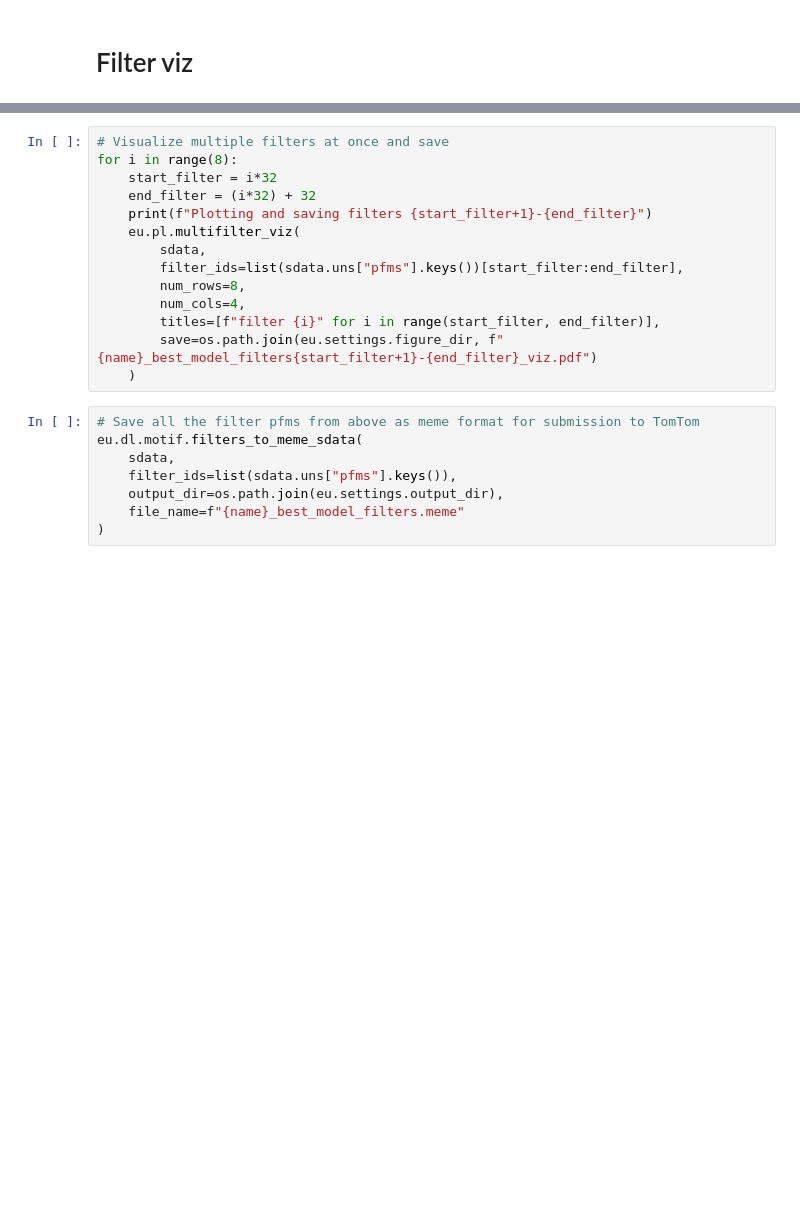
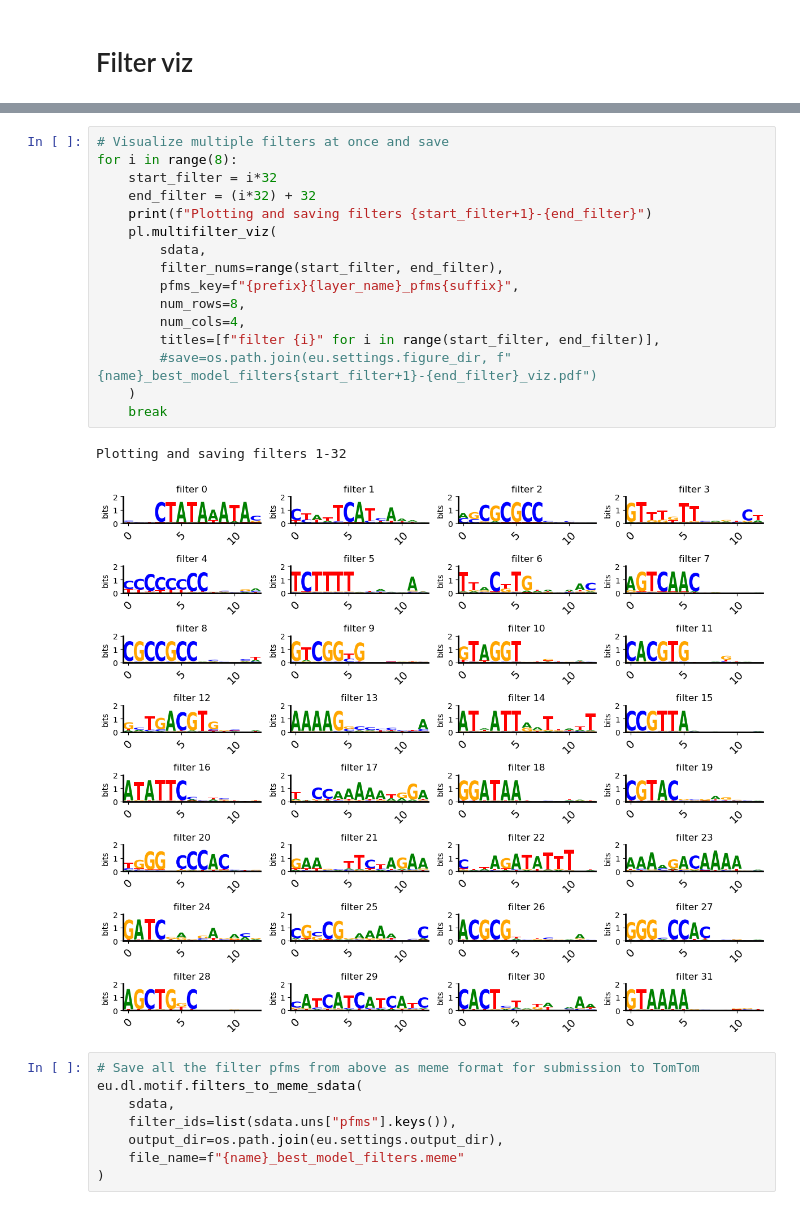
Before and after one commit to ML4GLand/EUGENe_paper, a Jupyter notebook: notebooks/jores21/jores21_interpretation.ipynb, the cells around one changed output, grey strips where cells are left out. Cells and saved outputs as stored; diff of their text form; blank space fills up the shorter version.

```diff
--- a/notebooks/jores21/jores21_interpretation.ipynb
+++ b/notebooks/jores21/jores21_interpretation.ipynb
@@ -100,17 +328,22 @@ eu.pl.filter_viz(
 # %%
 # Visualize multiple filters at once and save
 for i in range(8):
     start_filter = i*32
     end_filter = (i*32) + 32
     print(f"Plotting and saving filters {start_filter+1}-{end_filter}")
-    eu.pl.multifilter_viz(
+    pl.multifilter_viz(
         sdata,
-        filter_ids=list(sdata.uns["pfms"].keys())[start_filter:end_filter],
+        filter_nums=range(start_filter, end_filter),
+        pfms_key=f"{prefix}{layer_name}_pfms{suffix}",
         num_rows=8,
         num_cols=4,
         titles=[f"filter {i}" for i in range(start_filter, end_filter)],
-        save=os.path.join(eu.settings.figure_dir, f"{name}_best_model_filters{start_filter+1}-{end_filter}_viz.pdf")
+        #save=os.path.join(eu.settings.figure_dir, f"{name}_best_model_filters{start_filter+1}-{end_filter}_viz.pdf")
     )
+    break
+# %% [output]
+Plotting and saving filters 1-32
+[figure, added]
 # %%
 # Save all the filter pfms from above as meme format for submission to TomTom
 eu.dl.motif.filters_to_meme_sdata(
```
Also changed, not shown: parts of 34 cells of this notebook, 4 other files.
